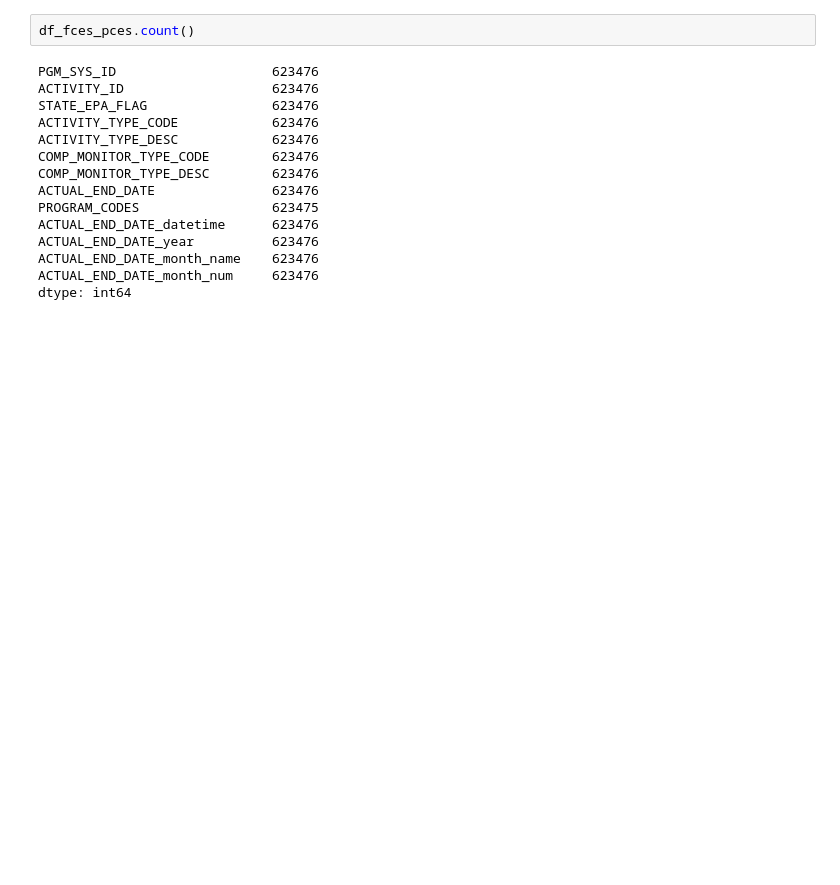
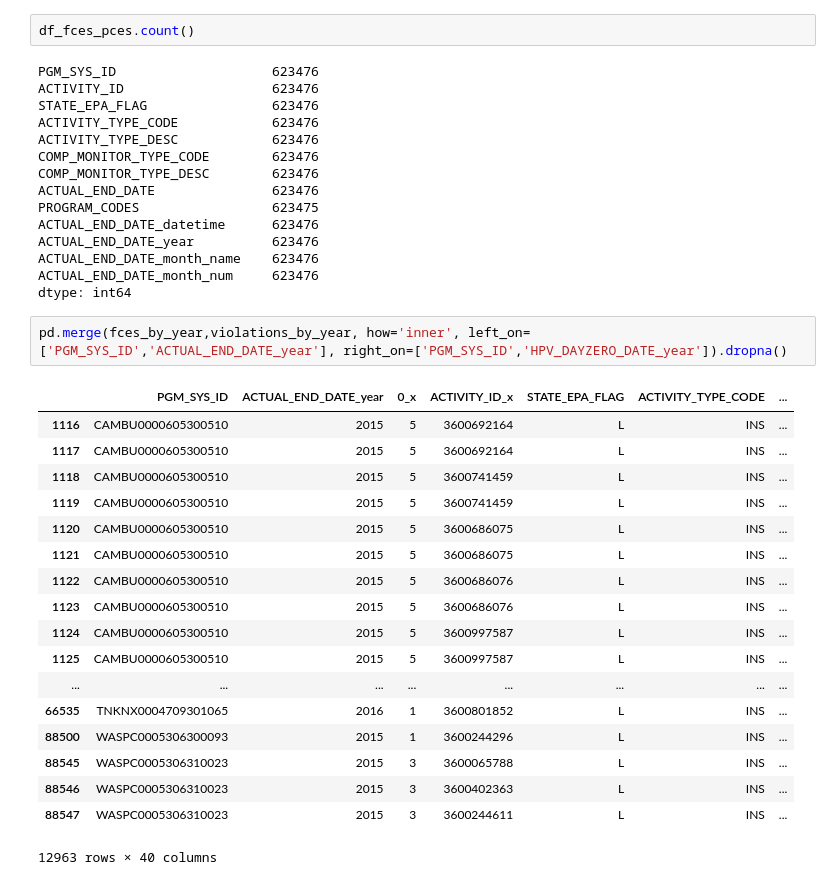
Before and after one commit to Aycrazy/ML_Project, a Jupyter notebook: ICIS_explore_2.ipynb, the cells around one changed output. Cells and saved outputs as stored; diff of their text form; blank space fills up the shorter version.

Commit message:
towing with aggreagtes by id and year

```diff
--- a/ICIS_explore_2.ipynb
+++ b/ICIS_explore_2.ipynb
@@ -684,3 +665,24 @@ ACTUAL_END_DATE_year          623476
 ACTUAL_END_DATE_month_name    623476
 ACTUAL_END_DATE_month_num     623476
 dtype: int64
+# %%
+pd.merge(fces_by_year,violations_by_year, how='inner', left_on=['PGM_SYS_ID','ACTUAL_END_DATE_year'], right_on=['PGM_SYS_ID','HPV_DAYZERO_DATE_year']).dropna()
+# %% [output]
+|  | PGM_SYS_ID | ACTUAL_END_DATE_year | 0_x | ACTIVITY_ID_x | STATE_EPA_FLAG | ACTIVITY_TYPE_CODE | ... |
+| 1116 | CAMBU0000605300510 | 2015 | 5 | 3600692164 | L | INS | ... |
+| 1117 | CAMBU0000605300510 | 2015 | 5 | 3600692164 | L | INS | ... |
+| 1118 | CAMBU0000605300510 | 2015 | 5 | 3600741459 | L | INS | ... |
+| 1119 | CAMBU0000605300510 | 2015 | 5 | 3600741459 | L | INS | ... |
+| 1120 | CAMBU0000605300510 | 2015 | 5 | 3600686075 | L | INS | ... |
+| 1121 | CAMBU0000605300510 | 2015 | 5 | 3600686075 | L | INS | ... |
+| 1122 | CAMBU0000605300510 | 2015 | 5 | 3600686076 | L | INS | ... |
+| 1123 | CAMBU0000605300510 | 2015 | 5 | 3600686076 | L | INS | ... |
+| 1124 | CAMBU0000605300510 | 2015 | 5 | 3600997587 | L | INS | ... |
+| 1125 | CAMBU0000605300510 | 2015 | 5 | 3600997587 | L | INS | ... |
+| ... | ... | ... | ... | ... | ... | ... | ... |
+| 66535 | TNKNX0004709301065 | 2016 | 1 | 3600801852 | L | INS | ... |
+| 88500 | WASPC0005306300093 | 2015 | 1 | 3600244296 | L | INS | ... |
+| 88545 | WASPC0005306310023 | 2015 | 3 | 3600065788 | L | INS | ... |
+| 88546 | WASPC0005306310023 | 2015 | 3 | 3600402363 | L | INS | ... |
+| 88547 | WASPC0005306310023 | 2015 | 3 | 3600244611 | L | INS | ... |
+12963 rows × 40 columns
```
Also changed, not shown: parts of 15 cells of this notebook.
